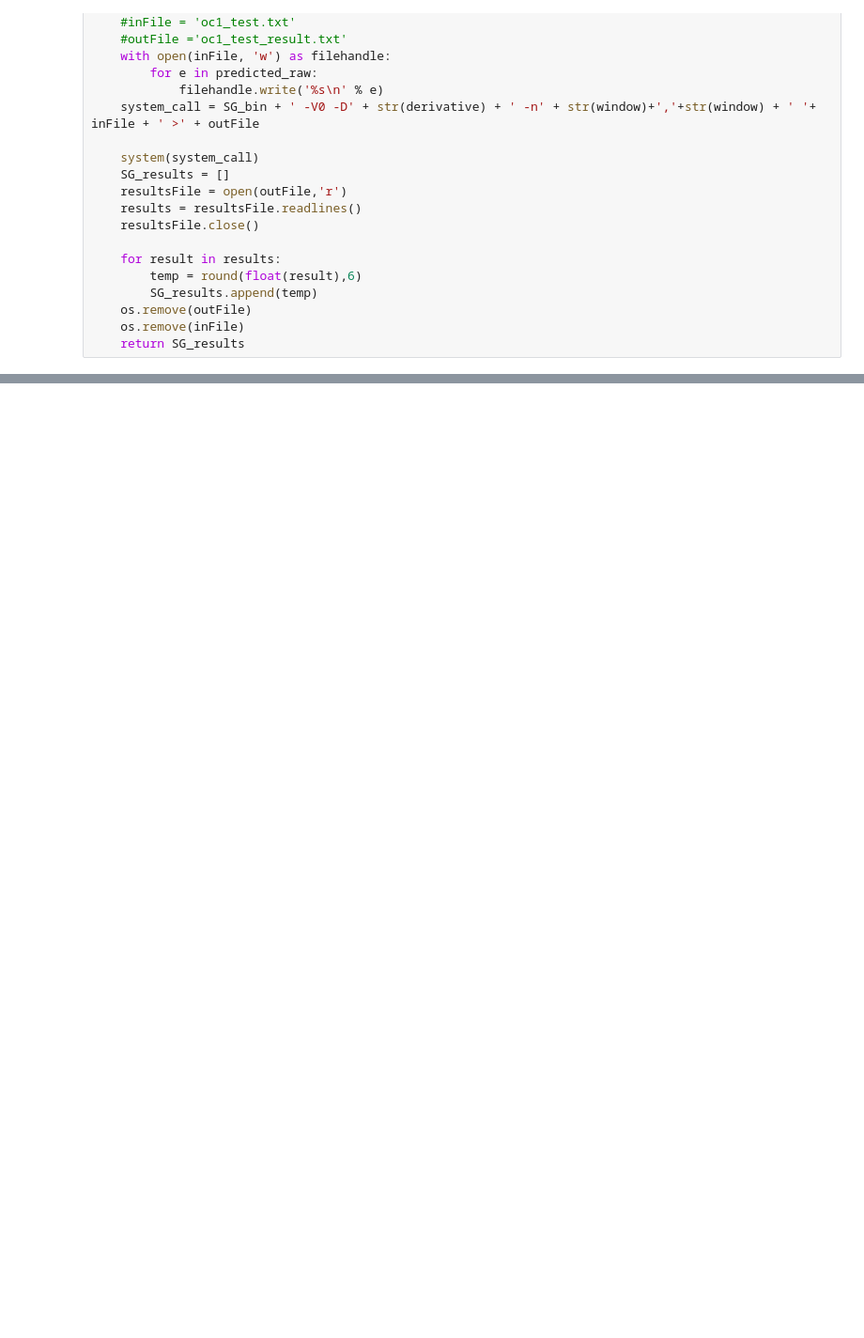
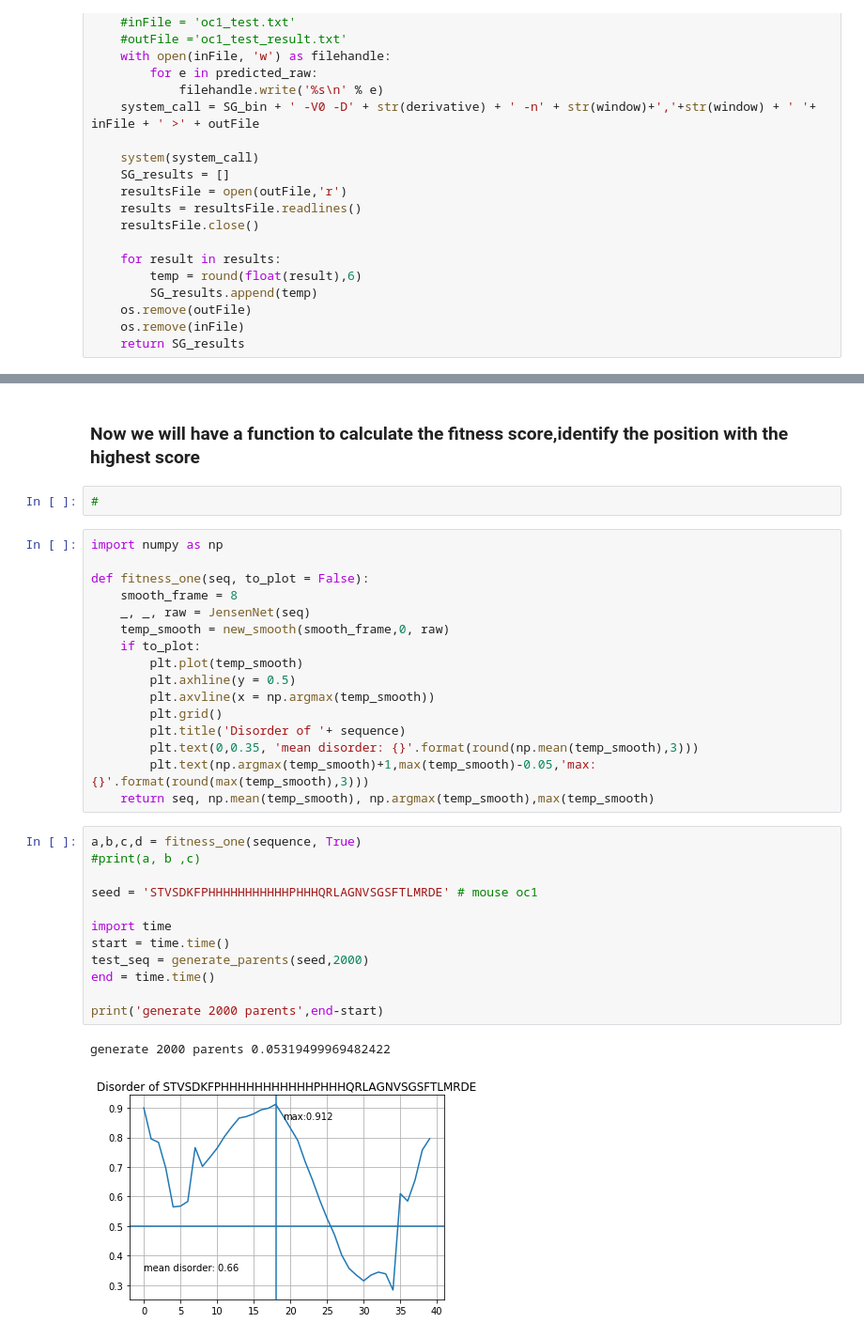
Before and after one commit to xiaodongeast/ProteinPrediction, a Jupyter notebook: dis_prediction.ipynb, the cells around one changed output, grey strips where cells are left out. Shown: that part at 94% size. Drawn from its saved outputs; the diff is of its cells as text; blank space fills up the shorter version.

```diff
--- a/dis_prediction.ipynb
+++ b/dis_prediction.ipynb
@@ -136,0 +244,35 @@ print(COILS_smooth,'\n\n', COILS_raw)
+# %% [markdown]
+### Now we will have a function to calculate the fitness score,identify the position with the highest score
+# %%
+#
+# %%
+import numpy as np
+
+def fitness_one(seq, to_plot = False):
+    smooth_frame = 8
+    _, _, raw = JensenNet(seq)
+    temp_smooth = new_smooth(smooth_frame,0, raw)
+    if to_plot:
+        plt.plot(temp_smooth)
+        plt.axhline(y = 0.5)
+        plt.axvline(x = np.argmax(temp_smooth))
+        plt.grid()
+        plt.title('Disorder of '+ sequence)
+        plt.text(0,0.35, 'mean disorder: {}'.format(round(np.mean(temp_smooth),3)))
+        plt.text(np.argmax(temp_smooth)+1,max(temp_smooth)-0.05,'max:{}'.format(round(max(temp_smooth),3)))
+    return seq, np.mean(temp_smooth), np.argmax(temp_smooth),max(temp_smooth)
+# %%
+a,b,c,d = fitness_one(sequence, True)
+#print(a, b ,c)
+
+seed = 'STVSDKFPHHHHHHHHHHHPHHHQRLAGNVSGSFTLMRDE' # mouse oc1
+
+import time
+start = time.time()
+test_seq = generate_parents(seed,2000)
+end = time.time()
+
+print('generate 2000 parents',end-start)
+# %% [output]
+generate 2000 parents 0.05319499969482422
+[figure, added]
```
Also changed, not shown: parts of 11 cells of this notebook.
